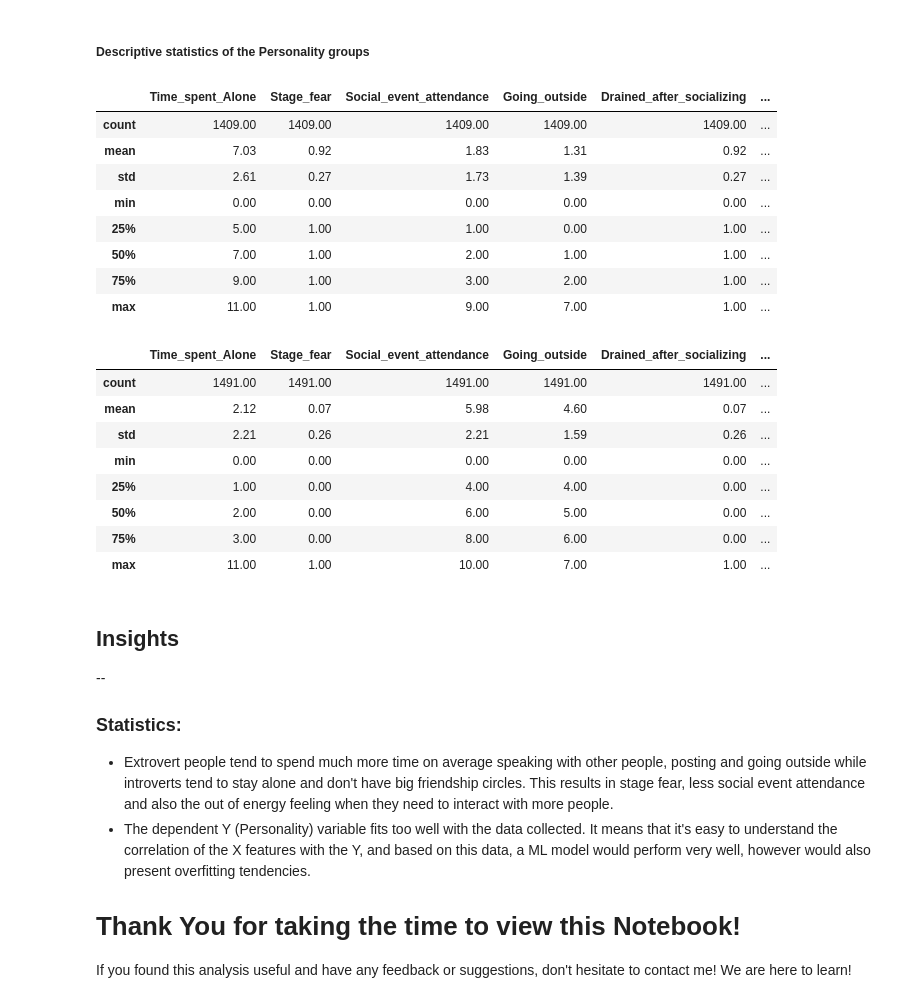
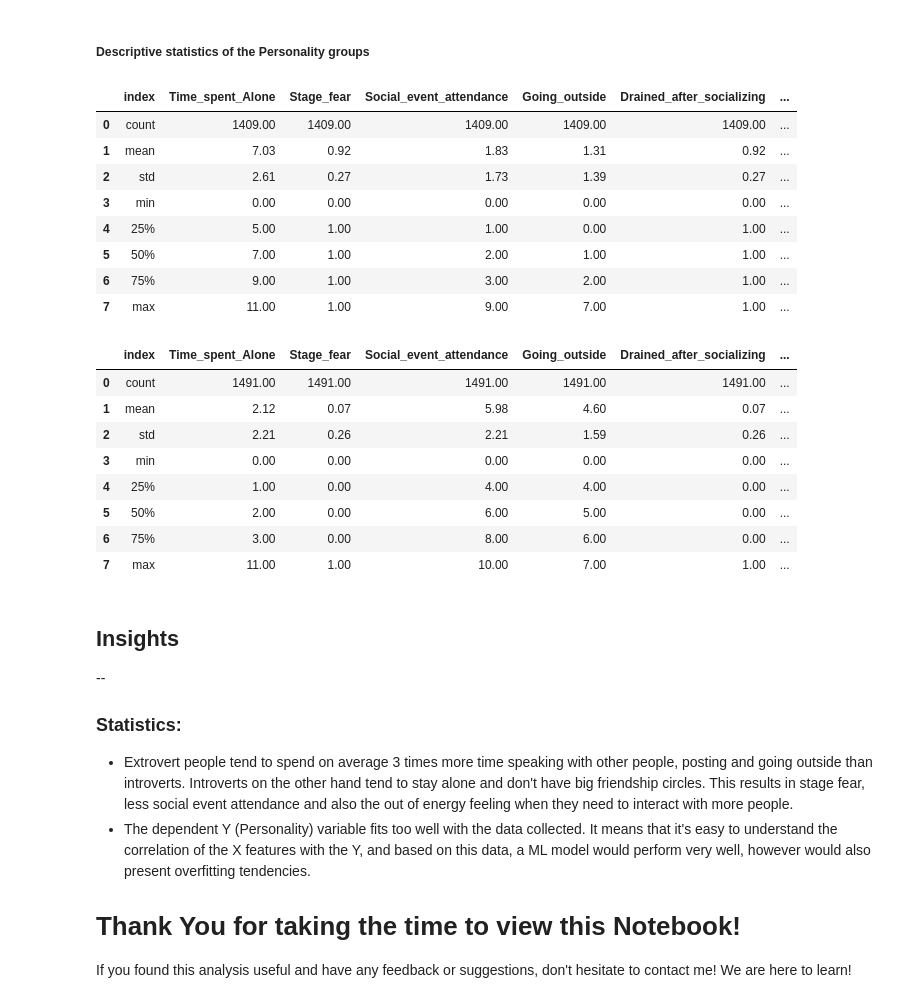
Before and after one commit to LeonardoTerra/Kaggle, a Jupyter notebook: Behavior Traits Eda.ipynb, the cells around one changed output. Drawn from its saved outputs; the diff is of its cells as text; code cells hidden in the pictures.

```diff
--- a/Behavior Traits Eda.ipynb
+++ b/Behavior Traits Eda.ipynb
@@ -204,36 +214,38 @@ plt.tight_layout()
 ##### **Descriptive statistics of the Personality groups**
 # %%
 introverts_statistics = df_v2['Personality'] == 0
-df_v2[introverts_statistics].describe().round(2)
+introverts = df_v2[introverts_statistics].describe().round(2).reset_index().drop('Personality', axis=1)
+introverts
 # %% [output]
-|  | Time_spent_Alone | Stage_fear | Social_event_attendance | Going_outside | Drained_after_socializing | ... |
-| count | 1409.00 | 1409.00 | 1409.00 | 1409.00 | 1409.00 | ... |
-| mean | 7.03 | 0.92 | 1.83 | 1.31 | 0.92 | ... |
-| std | 2.61 | 0.27 | 1.73 | 1.39 | 0.27 | ... |
-| min | 0.00 | 0.00 | 0.00 | 0.00 | 0.00 | ... |
-| 25% | 5.00 | 1.00 | 1.00 | 0.00 | 1.00 | ... |
-| 50% | 7.00 | 1.00 | 2.00 | 1.00 | 1.00 | ... |
-| 75% | 9.00 | 1.00 | 3.00 | 2.00 | 1.00 | ... |
-| max | 11.00 | 1.00 | 9.00 | 7.00 | 1.00 | ... |
+|  | index | Time_spent_Alone | Stage_fear | Social_event_attendance | Going_outside | Drained_after_socializing | ... |
+| 0 | count | 1409.00 | 1409.00 | 1409.00 | 1409.00 | 1409.00 | ... |
+| 1 | mean | 7.03 | 0.92 | 1.83 | 1.31 | 0.92 | ... |
+| 2 | std | 2.61 | 0.27 | 1.73 | 1.39 | 0.27 | ... |
+| 3 | min | 0.00 | 0.00 | 0.00 | 0.00 | 0.00 | ... |
+| 4 | 25% | 5.00 | 1.00 | 1.00 | 0.00 | 1.00 | ... |
+| 5 | 50% | 7.00 | 1.00 | 2.00 | 1.00 | 1.00 | ... |
+| 6 | 75% | 9.00 | 1.00 | 3.00 | 2.00 | 1.00 | ... |
+| 7 | max | 11.00 | 1.00 | 9.00 | 7.00 | 1.00 | ... |
 # %%
 extroverts_statistics = df_v2['Personality'] == 1
-df_v2[extroverts_statistics].describe().round(2)
+extroverts = df_v2[extroverts_statistics].describe().round(2).reset_index().drop('Personality', axis=1)
+extroverts
 # %% [output]
-|  | Time_spent_Alone | Stage_fear | Social_event_attendance | Going_outside | Drained_after_socializing | ... |
-| count | 1491.00 | 1491.00 | 1491.00 | 1491.00 | 1491.00 | ... |
-| mean | 2.12 | 0.07 | 5.98 | 4.60 | 0.07 | ... |
-| std | 2.21 | 0.26 | 2.21 | 1.59 | 0.26 | ... |
-| min | 0.00 | 0.00 | 0.00 | 0.00 | 0.00 | ... |
-| 25% | 1.00 | 0.00 | 4.00 | 4.00 | 0.00 | ... |
-| 50% | 2.00 | 0.00 | 6.00 | 5.00 | 0.00 | ... |
-| 75% | 3.00 | 0.00 | 8.00 | 6.00 | 0.00 | ... |
-| max | 11.00 | 1.00 | 10.00 | 7.00 | 1.00 | ... |
+|  | index | Time_spent_Alone | Stage_fear | Social_event_attendance | Going_outside | Drained_after_socializing | ... |
+| 0 | count | 1491.00 | 1491.00 | 1491.00 | 1491.00 | 1491.00 | ... |
+| 1 | mean | 2.12 | 0.07 | 5.98 | 4.60 | 0.07 | ... |
+| 2 | std | 2.21 | 0.26 | 2.21 | 1.59 | 0.26 | ... |
+| 3 | min | 0.00 | 0.00 | 0.00 | 0.00 | 0.00 | ... |
+| 4 | 25% | 1.00 | 0.00 | 4.00 | 4.00 | 0.00 | ... |
+| 5 | 50% | 2.00 | 0.00 | 6.00 | 5.00 | 0.00 | ... |
+| 6 | 75% | 3.00 | 0.00 | 8.00 | 6.00 | 0.00 | ... |
+| 7 | max | 11.00 | 1.00 | 10.00 | 7.00 | 1.00 | ... |
 # %% [markdown]
 ## **Insights**
 --
 
 ### **Statistics**:
-* Extrovert people tend to spend much more time on average speaking with other people, posting and going outside while introverts tend to stay alone and don't have big friendship circles. This results in stage fear, less social event attendance and also the out of energy feeling when they need to interact with more people.
+* Extrovert people tend to spend on average 3 times more time speaking with other people, posting and going outside than introverts. Introverts on the other hand tend to stay alone and don't have big friendship circles. This results in stage fear, less social event attendance and also the out of energy feeling when they need to interact with more people.
 * The dependent Y (Personality) variable fits too well with the data collected. It means that it's easy to understand the correlation of the X features with the Y, and based on this data, a ML model would perform very well, however would also present overfitting tendencies.
 
 # **Thank You for taking the time to view this Notebook**!
```
Also changed, not shown: parts of 2 cells of this notebook.
